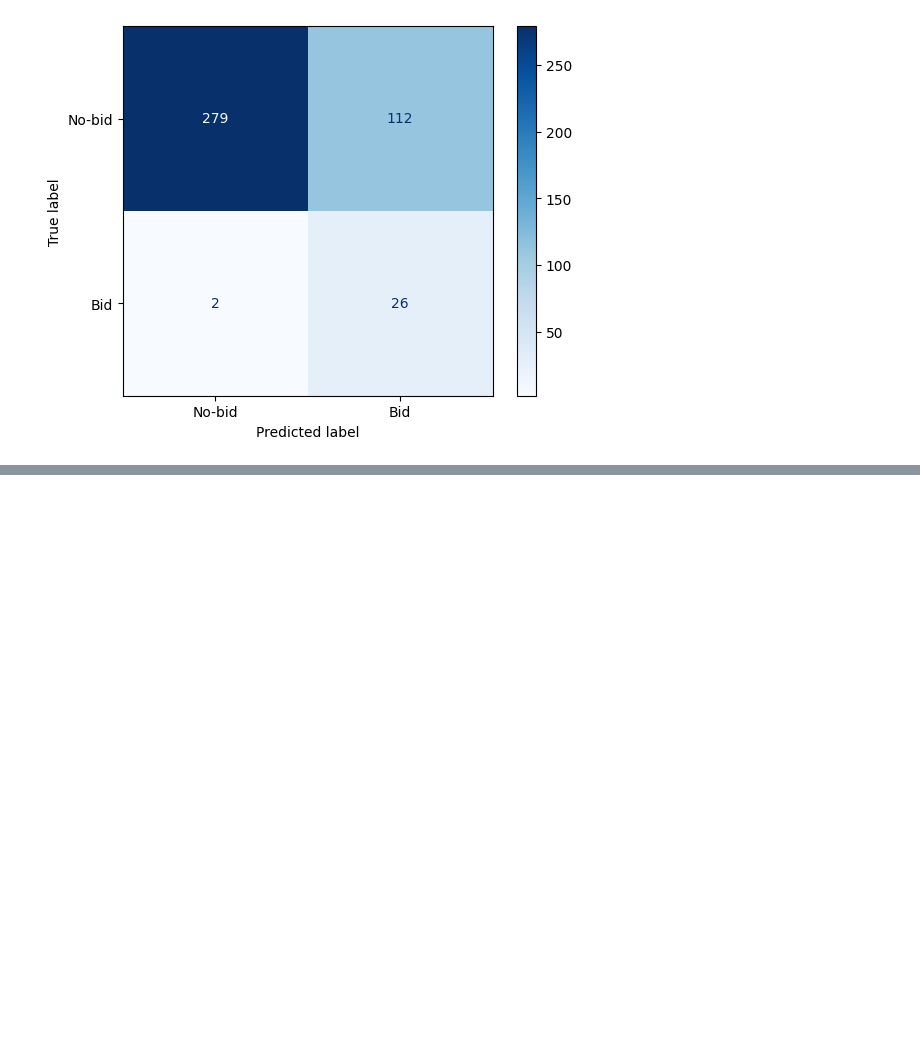
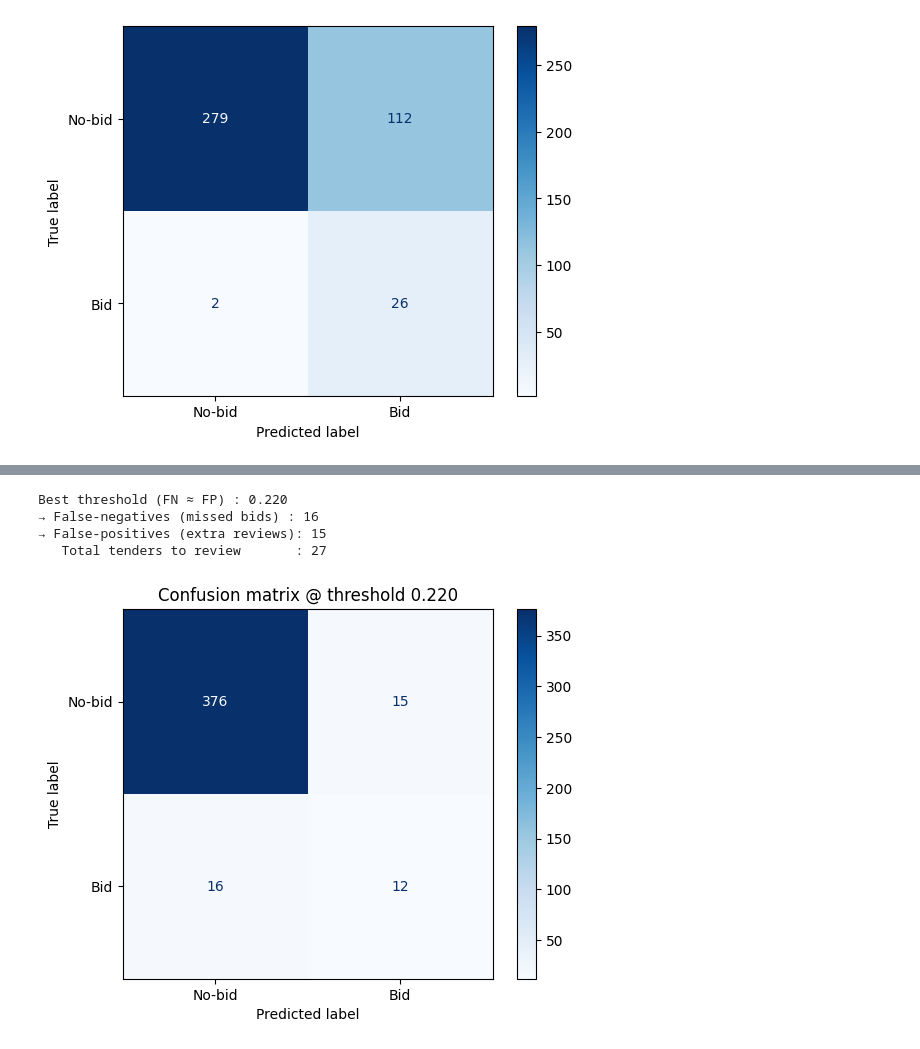
Before and after one commit to robertsweetman/module_2, a Jupyter notebook: python/hybrid_text_model.ipynb, the cells around one changed output, grey strips where cells are left out. Cells and saved outputs as stored; diff of their text form; code cells hidden in the pictures; blank space fills up the shorter version.

```diff
--- a/python/hybrid_text_model.ipynb
+++ b/python/hybrid_text_model.ipynb
@@ -158,0 +222,35 @@ recall = 0.9285714285714286
+# %%
+# ------------------------------------------------------------------
+# 4.  Pick the threshold where FN ≈ FP  (intersection of the curves)
+# ------------------------------------------------------------------
+stats["gap"] = (stats["false_neg"] - stats["false_pos"]).abs()
+best = stats.loc[stats["gap"].idxmin()]        # smallest distance
+
+thr_opt = best["thr"]
+fn_opt  = int(best["false_neg"])
+fp_opt  = int(best["false_pos"])
+
+print(f"Best threshold (FN ≈ FP) : {thr_opt:0.3f}")
+print(f"→ False-negatives (missed bids) : {fn_opt}")
+print(f"→ False-positives (extra reviews): {fp_opt}")
+print(f"   Total tenders to review       : {best['pred_bid']:.0f}")
+
+# Optional sanity-check – confusion matrix at that threshold
+from sklearn.metrics import ConfusionMatrixDisplay, confusion_matrix
+
+y_pred_opt = (proba >= thr_opt).astype(int)
+cm = confusion_matrix(y_test, y_pred_opt, labels=[0, 1])
+
+disp = ConfusionMatrixDisplay(
+    confusion_matrix=cm,
+    display_labels=["No-bid", "Bid"]
+)
+disp.plot(values_format="d", cmap="Blues")
+plt.title(f"Confusion matrix @ threshold {thr_opt:0.3f}")
+plt.show()
+# %% [output]
+Best threshold (FN ≈ FP) : 0.220
+→ False-negatives (missed bids) : 16
+→ False-positives (extra reviews): 15
+   Total tenders to review       : 27
+[figure, added]
```
Also changed, not shown: parts of 6 cells of this notebook, 1 other file.
